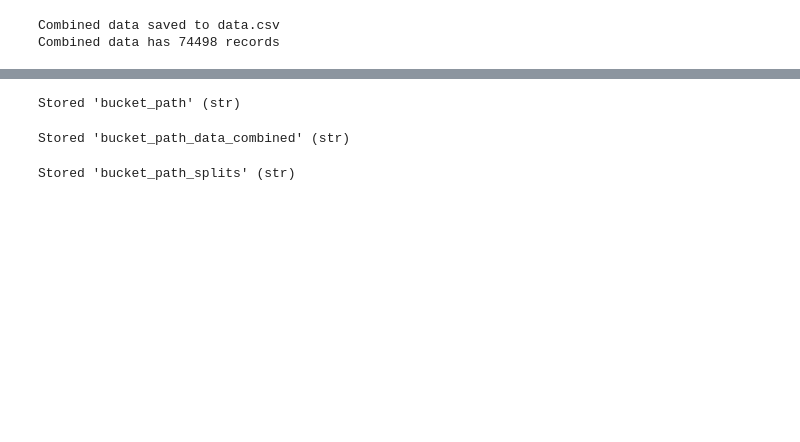
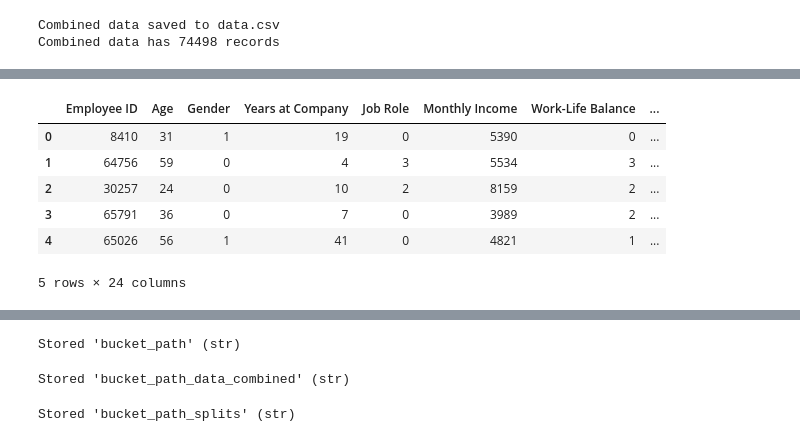
Before and after one commit to arin-deloatch/employee-attrition-predictor, a Jupyter notebook: data-feature-engineering/s3_init.ipynb, the cells around one changed output, grey strips where cells are left out. Cells and saved outputs as stored; diff of their text form; code cells hidden in the pictures; blank space fills up the shorter version.

```diff
--- a/data-feature-engineering/s3_init.ipynb
+++ b/data-feature-engineering/s3_init.ipynb
@@ -122,0 +115,6 @@ Combined data has 74498 records
+# %%
+# Reading in Combined CSV
+df = pd.read_csv('data.csv')
+
+# Ensuring the shape is correct
+df.shape
@@ -122,0 +145,17 @@ Combined data has 74498 records
+# %%
+# Handle categorical features
+label_encoders = {}
+for col in df.select_dtypes(include=['object']).columns:
+    le = LabelEncoder()
+    df[col] = le.fit_transform(df[col])
+    label_encoders[col] = le
+# %%
+df.head()
+# %% [output]
+|  | Employee ID | Age | Gender | Years at Company | Job Role | Monthly Income | Work-Life Balance | ... |
+| 0 | 8410 | 31 | 1 | 19 | 0 | 5390 | 0 | ... |
+| 1 | 64756 | 59 | 0 | 4 | 3 | 5534 | 3 | ... |
+| 2 | 30257 | 24 | 0 | 10 | 2 | 8159 | 2 | ... |
+| 3 | 65791 | 36 | 0 | 7 | 0 | 3989 | 2 | ... |
+| 4 | 65026 | 56 | 1 | 41 | 0 | 4821 | 1 | ... |
+5 rows × 24 columns
```
Also changed, not shown: parts of 27 cells of this notebook, 8 other files.
